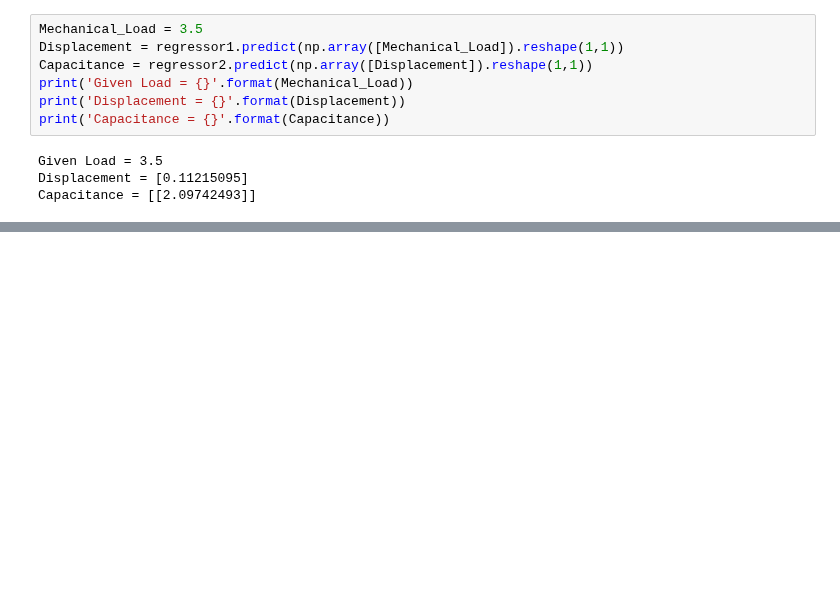
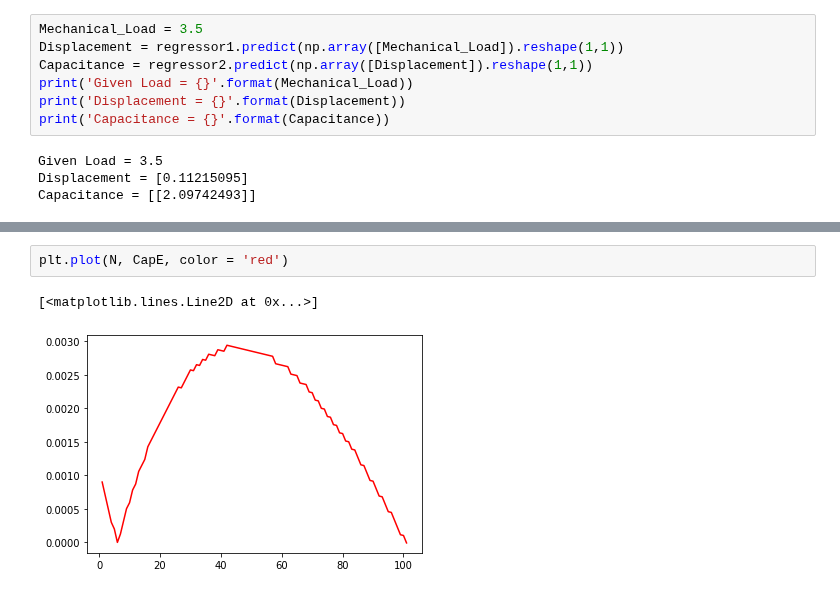
Before and after one commit to Sujal-vajire/Machine-learning-models, a Jupyter notebook: KulwantSir.ipynb, the cells around one changed output, grey strips where cells are left out. Drawn from its saved outputs; the diff is of its cells as text; blank space fills up the shorter version.

```diff
--- a/KulwantSir.ipynb
+++ b/KulwantSir.ipynb
@@ -75,0 +95,5 @@ Capacitance = [[2.09742493]]
+# %%
+plt.plot(N, CapE, color = 'red')
+# %% [output]
+[<matplotlib.lines.Line2D at 0x...>]
+[figure, added]
```
Also changed, not shown: parts of 6 cells of this notebook.
